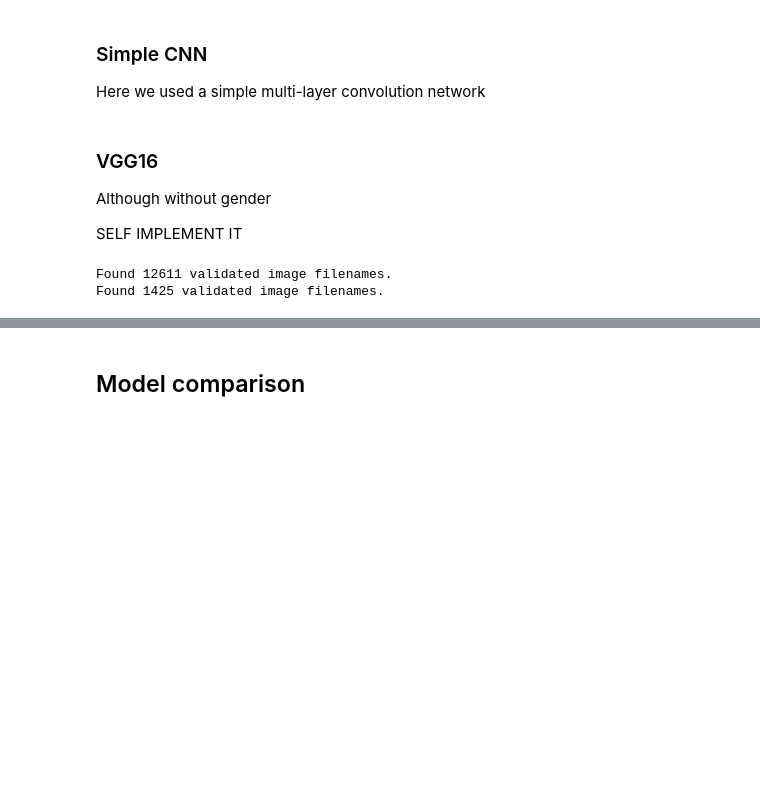
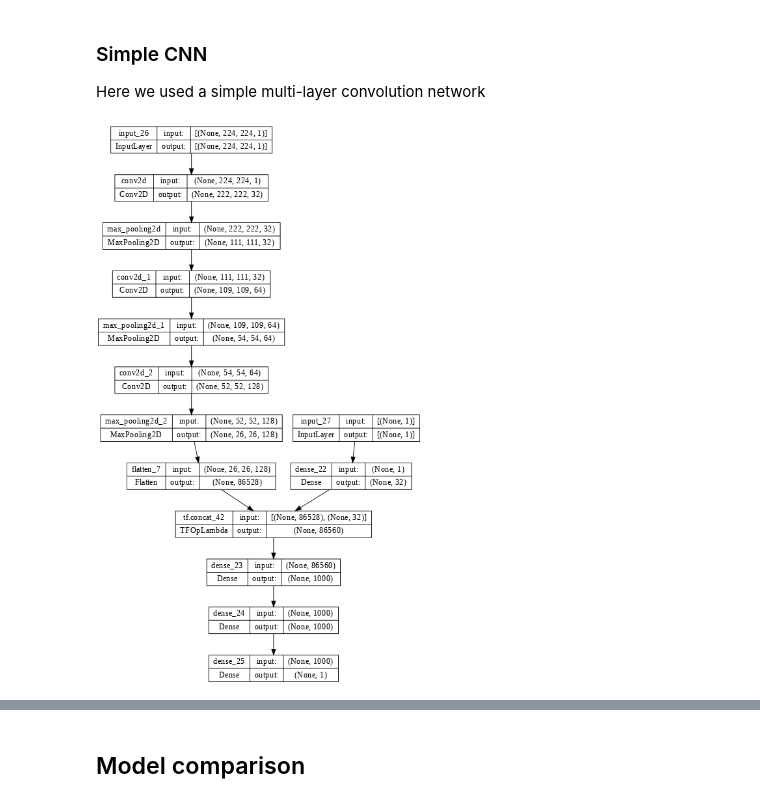
Before and after one commit to tommilotta/BoneAgePrediction, a Jupyter notebook: regression_model.ipynb, the cells around one changed output, grey strips where cells are left out. Cells and saved outputs as stored; diff of their text form; code cells hidden in the pictures; blank space fills up the shorter version.

Commit message:
Updates using model.py functions

```diff
--- a/regression_model.ipynb
+++ b/regression_model.ipynb
@@ -147,4 +165,6 @@ def mae_in_months(x, y):
     x -- predicted value
     y -- ground-truth
     """
+    mean_bone_age = train_df['boneage'].mean()
+    std_bone_age = train_df['boneage'].std()
     return mean_absolute_error((std_bone_age*x + mean_bone_age), (std_bone_age*y + mean_bone_age))
@@ -163,24 +212,11 @@ incV4_model.compile(loss='mean_absolute_error', optimizer='adam', metrics=[mae_i
 ### Simple CNN
 Here we used a simple multi-layer convolution network
 # %%
-!cp  "/content/drive/MyDrive/Colab Notebooks/Human Data Analytics/HDA_Project/simple_conv.py" simple_conv.py
+# !cp  "/content/drive/MyDrive/Colab Notebooks/Human Data Analytics/HDA_Project/simple_conv.py" simple_conv.py
 from simple_conv import *
 
 conv_model = Simple_Conv((IMG_SIZE, IMG_SIZE, 1))
 conv_model.compile(loss='mean_absolute_error', optimizer='adam', metrics=[mae_in_months])
+tf.keras.utils.plot_model(conv_model, show_shapes=True, dpi=64)
+# %% [output]
+[figure, added]
-# %% [markdown]
-### VGG16
-Although without gender
-
-SELF IMPLEMENT IT
-# %%
-# recreate the generators without gender
-train_gen_nogender = datagen_train.flow_from_dataframe(dataframe=train_df,
-        x_col='image', y_col='boneage_n', batch_size=batch_size, seed=1, shuffle=True, class_mode='other',
-        target_size=(IMG_SIZE, IMG_SIZE), color_mode='grayscale', drop_duplicates=False)
-val_gen_nogender = datagen_val.flow_from_dataframe(dataframe=validation_df,
-        x_col='image', y_col='boneage_n', batch_size=batch_size, seed=1, shuffle=True, class_mode='other',
-        target_size=(IMG_SIZE, IMG_SIZE), color_mode='grayscale', drop_duplicates=False)
-# %% [output]
-Found 12611 validated image filenames.
-Found 1425 validated image filenames.
```
Also changed, not shown: parts of 28 cells of this notebook, 1 other file.
